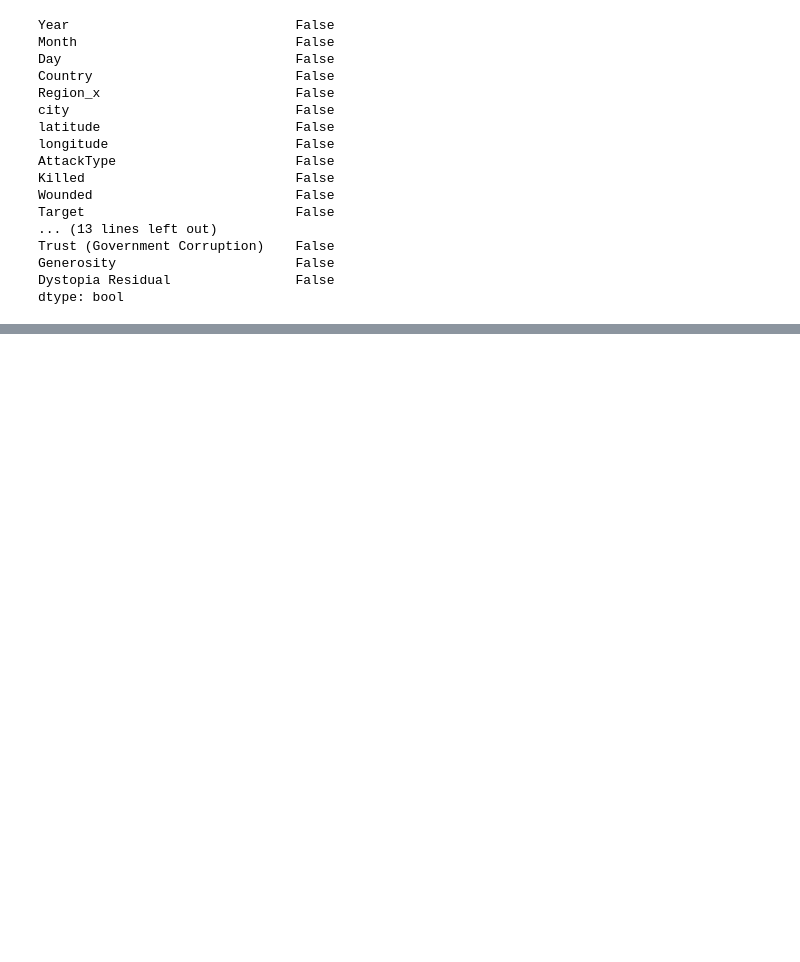
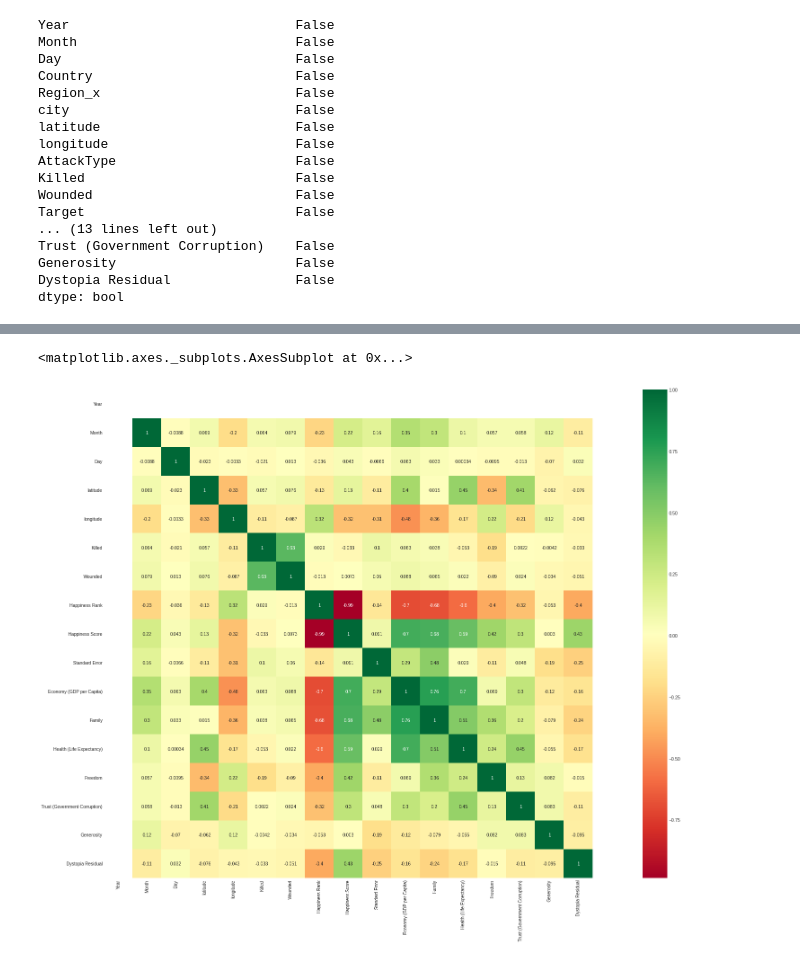
Before and after one commit to lnrdmnc/Model-prediction-for-terrorist-attacks-IA, a Jupyter notebook: Model_prediction_for_terrorist_attacks_IA.ipynb, the cells around one changed output, grey strips where cells are left out. Cells and saved outputs as stored; diff of their text form; code cells hidden in the pictures; blank space fills up the shorter version.

```diff
--- a/Model_prediction_for_terrorist_attacks_IA.ipynb
+++ b/Model_prediction_for_terrorist_attacks_IA.ipynb
@@ -205,0 +225,5 @@ dtype: bool
+# %%
+sb.heatmap(merge.corr(),annot=True, cmap='RdYlGn',square=True)
+# %% [output]
+<matplotlib.axes._subplots.AxesSubplot at 0x...>
+[figure, added]
```
Also changed, not shown: parts of 7 cells of this notebook.
